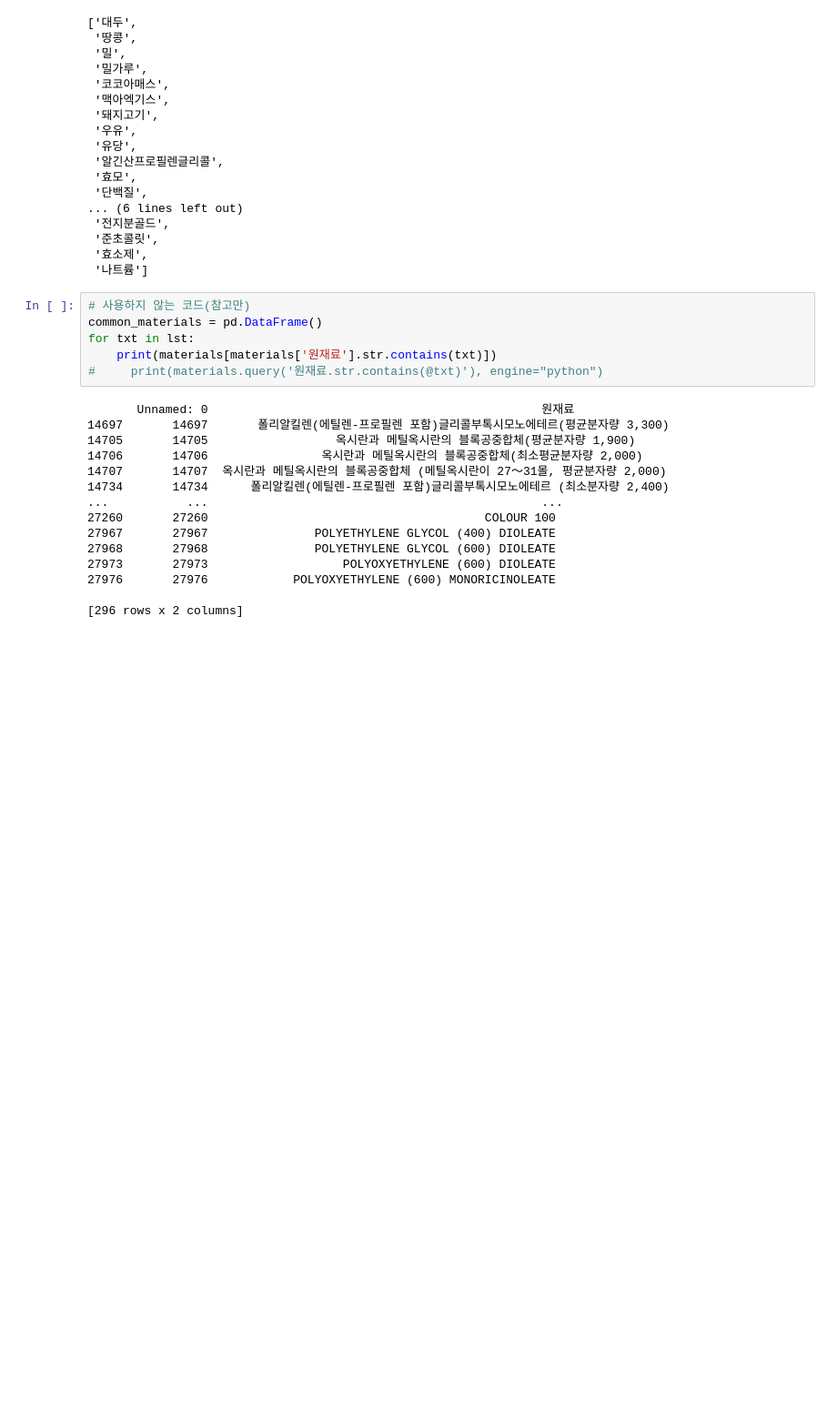
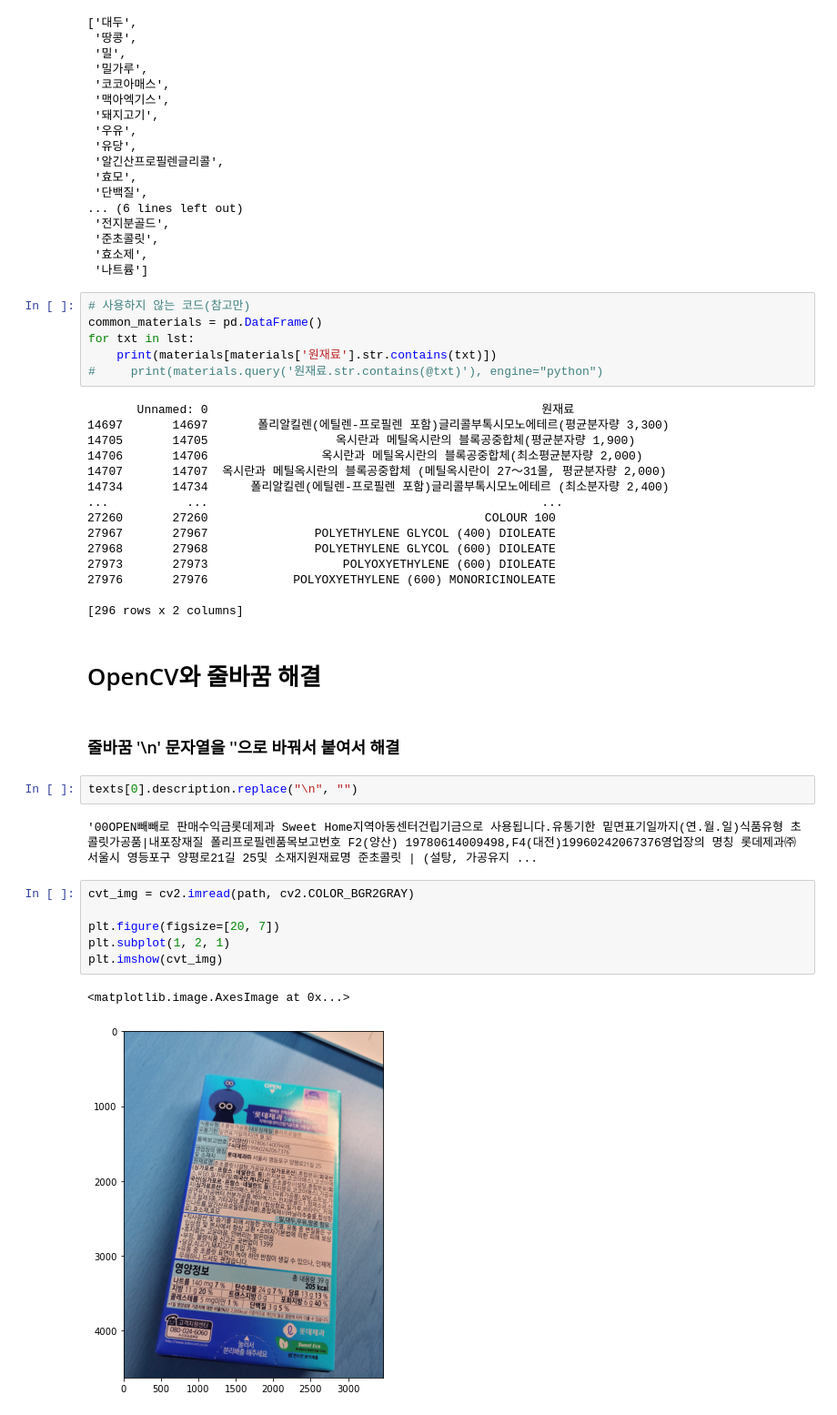
Before and after one commit to Team-HealthC/HealthC_AI, a Jupyter notebook: Complecated_OCR.ipynb, the cells around one changed output. Shown at 91% size. Drawn from its saved outputs; the diff is of its cells as text; blank space fills up the shorter version.

Commit message:
Add files via upload
OpenCV, 단어 문단 나누기 분석

```diff
--- a/Complecated_OCR.ipynb
+++ b/Complecated_OCR.ipynb
@@ -96,3 +96,20 @@ for txt in lst:
 27976       27976            POLYOXYETHYLENE (600) MONORICINOLEATE
 
 [296 rows x 2 columns]
+# %% [markdown]
+# OpenCV와 줄바꿈 해결
+# %% [markdown]
+### 줄바꿈 '\n' 문자열을 ''으로 바꿔서 붙여서 해결
+# %%
+texts[0].description.replace("\n", "")
+# %% [output]
+'00OPEN빼빼로 판매수익금롯데제과 Sweet Home지역아동센터건립기금으로 사용됩니다.유통기한 밑면표기일까지(연.월.일)식품유형 초콜릿가공품|내포장재질 폴리프로필렌품목보고번호 F2(양산) 19780614009498,F4(대전)19960242067376영업장의 명칭 롯데제과㈜ 서울시 영등포구 양평로21길 25및 소재지원재료명 준초콜릿 | (설탕, 가공유지 ...
+# %%
+cvt_img = cv2.imread(path, cv2.COLOR_BGR2GRAY)
+
+plt.figure(figsize=[20, 7])
+plt.subplot(1, 2, 1)
+plt.imshow(cvt_img)
+# %% [output]
+<matplotlib.image.AxesImage at 0x...>
+[figure, added]
```
Also changed, not shown: parts of 4 cells of this notebook, 1 other file.
